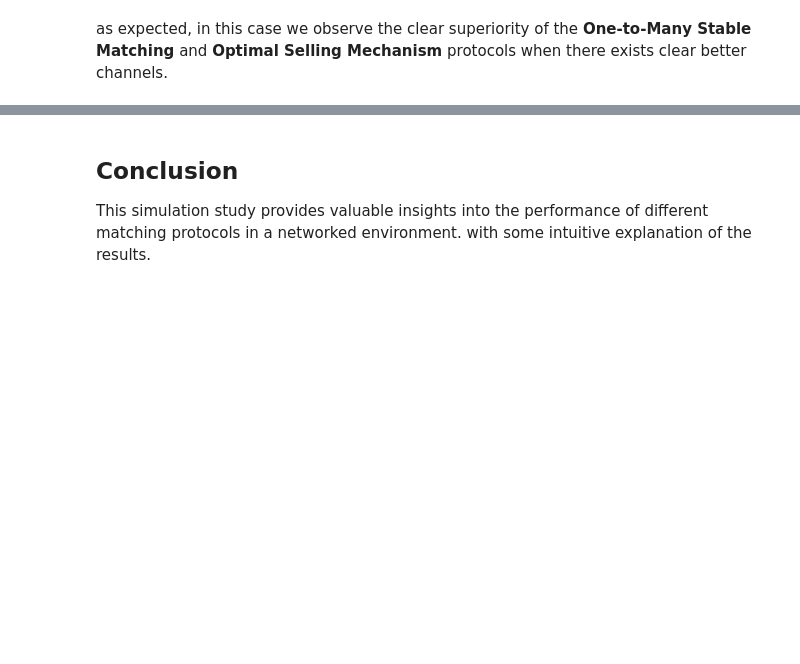
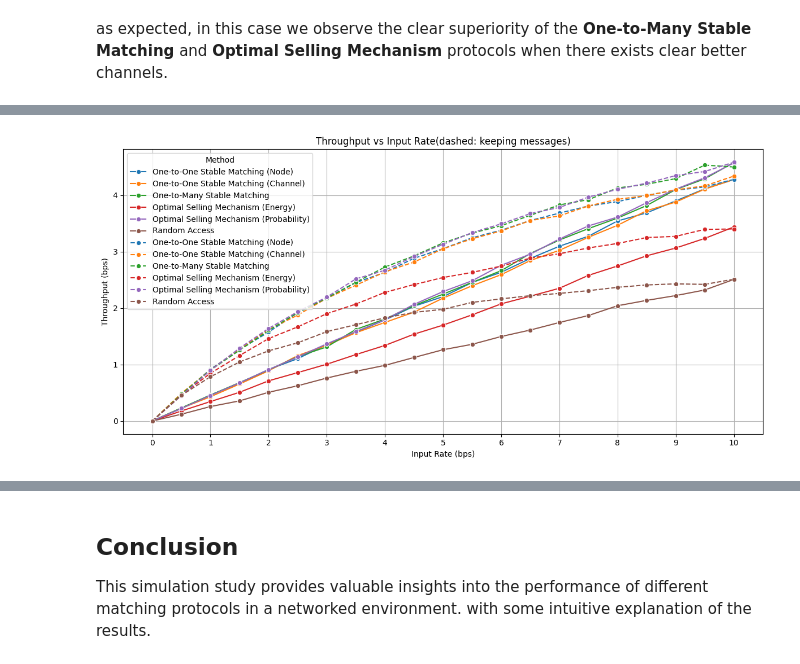
Before and after one commit to Theborna/Game-Theory-Course-Project, a Jupyter notebook: Project.ipynb, the cells around one changed output, grey strips where cells are left out. Saved outputs shown, nothing was run; the diff lists cells and outputs as text; code cells hidden in the pictures; blank space fills up the shorter version.

```diff
--- a/Project.ipynb
+++ b/Project.ipynb
@@ -203,0 +266,43 @@ as expected, in this case we observe the clear superiority of the **One-to-Many
+# %%
+import protocols
+from components import Network
+
+num_nodes = 10
+network = Network(num_nodes=num_nodes, match_before=False, keep_alive=False)
+input_rates = [i * 0.5 for i in range(0, 2 * num_nodes + 1)]  # from 0.5 to 10 with step of 0.5
+
+trial_length = 2400
+
+# Simulation
+one_to_one_results_node_dont_keep     = network.simulate(protocols.OneToOneStableMatching('node'), input_rates, trial_length=trial_length)
+one_to_one_results_channel_dont_keep  = network.simulate(protocols.OneToOneStableMatching('channel'), input_rates, trial_length=trial_length)
+one_to_many_results_dont_keep         = network.simulate(protocols.OneToManyStableMatching(3), input_rates, trial_length=trial_length)
+optimal_results_energy_dont_keep      = network.simulate(protocols.OptimalSellingMechanism('energy'), input_rates, trial_length=trial_length)
+optimal_results_probability_dont_keep = network.simulate(protocols.OptimalSellingMechanism('probability'), input_rates, trial_length=trial_length)
+random_access_results_dont_keep       = network.simulate(protocols.RandomAccessProtocol(), input_rates, trial_length=trial_length)
+# %%
+import matplotlib.pyplot as plt
+import seaborn as sns
+import pandas as pd
+
+df_dont_keep = pd.DataFrame({
+    'Input Rate': list(one_to_one_results_node_dont_keep.keys()) + list(one_to_one_results_channel_dont_keep.keys()) + list(one_to_many_results_dont_keep.keys()) + list(optimal_results_energy_dont_keep.keys()) + list(optimal_results_probability_dont_keep.keys()) + list(random_access_results_dont_keep.keys()),
+    'Throughput': list(one_to_one_results_node_dont_keep.values()) + list(one_to_one_results_channel_dont_keep.values()) + list(one_to_many_results_dont_keep.values()) + list(optimal_results_energy_dont_keep.values()) + list(optimal_results_probability_dont_keep.values()) + list(random_access_results_dont_keep.values()),
+    'Method': ['One-to-One Stable Matching (Node)']*len(one_to_one_results_node_dont_keep) + ['One-to-One Stable Matching (Channel)']*len(one_to_one_results_channel_dont_keep) + ['One-to-Many Stable Matching']*len(one_to_many_results_dont_keep) + ['Optimal Selling Mechanism (Energy)']*len(optimal_results_energy_dont_keep) + ['Optimal Selling Mechanism (Probability)']*len(optimal_results_probability_dont_keep) + ['Random Access']*len(random_access_results_dont_keep)
+})
+
+# Plotting
+plt.figure(figsize=(12, 6))
+sns.lineplot(x='Input Rate', y='Throughput', hue='Method', data=df_dont_keep, marker='o', errorbar=None, estimator=None)
+sns.lineplot(x='Input Rate', y='Throughput', hue='Method', data=df, marker='o', errorbar=None, estimator=None, linestyle='dashed')
+plt.title('Throughput vs Input Rate(dashed: keeping messages)')
+plt.xlabel('Input Rate (bps)')
+plt.ylabel('Throughput (bps)')
+plt.grid(True)
+plt.tight_layout()
+plt.xticks(input_rates[::2])
+plt.savefig('results_dont_keep.png')
+df_dont_keep.to_csv('results_dont_keep.csv')
+plt.show()
+# %% [output]
+[figure, added]
```
Also changed, not shown: parts of 9 cells of this notebook, 9 other files.
